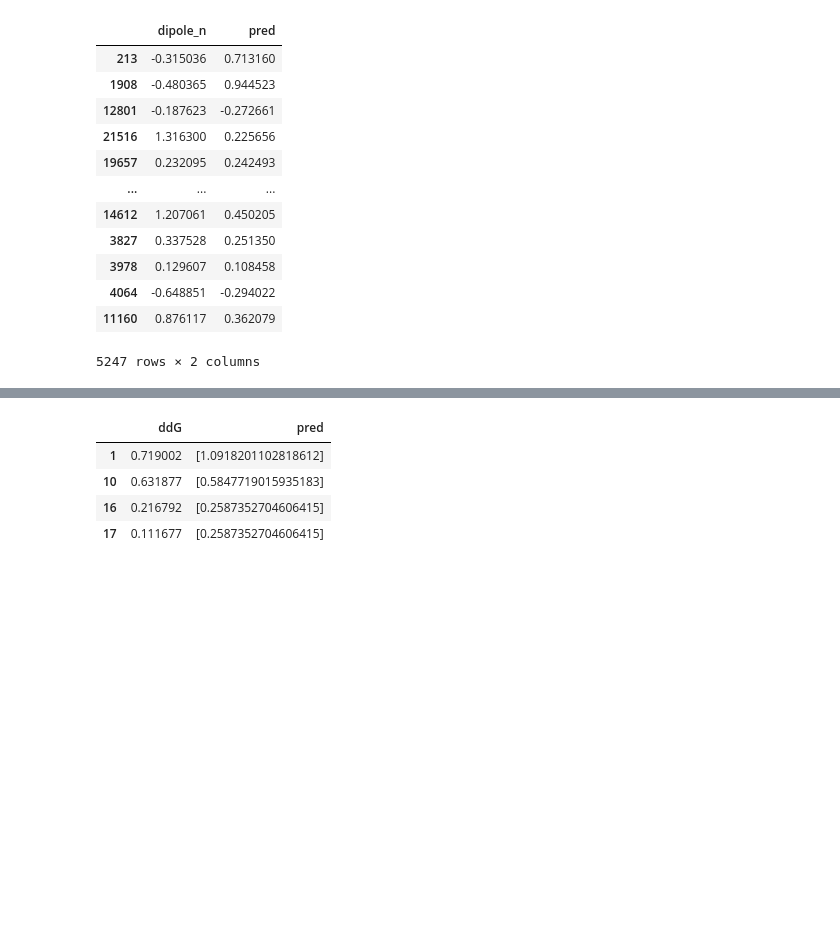
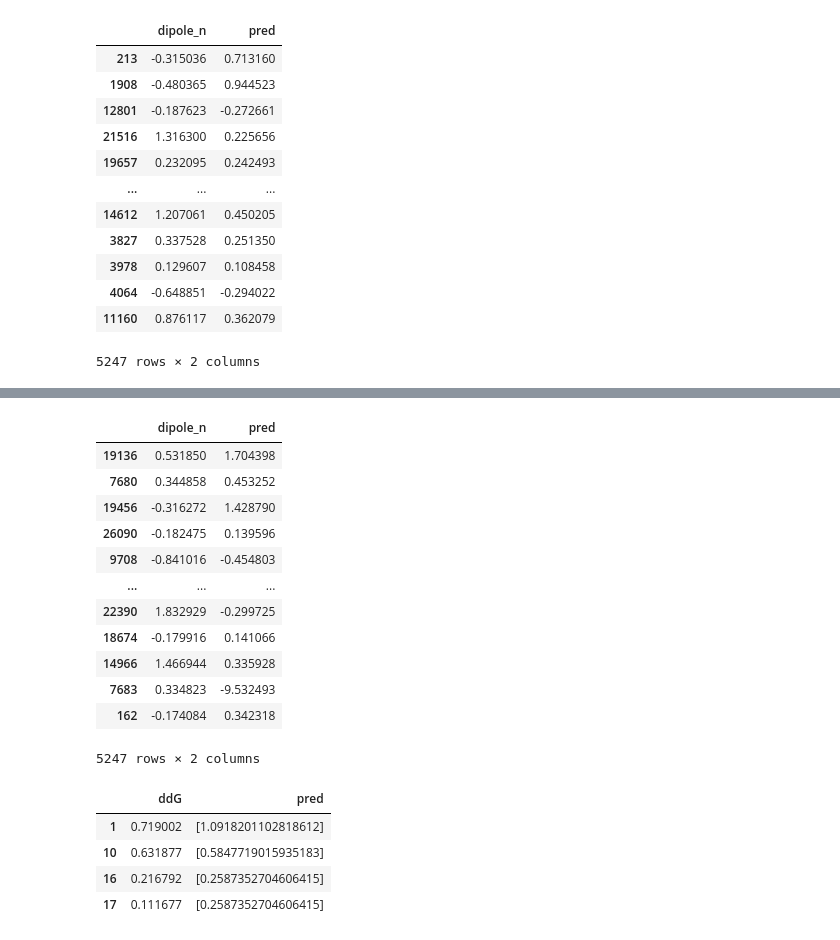
Before and after one commit to nirb28/nn_catalyst, a Jupyter notebook: src/pl/eda.ipynb, the cells around one changed output, grey strips where cells are left out. Drawn from its saved outputs; the diff is of its cells as text; code cells hidden in the pictures; blank space fills up the shorter version.

```diff
--- a/src/pl/eda.ipynb
+++ b/src/pl/eda.ipynb
@@ -222,0 +226,19 @@ print('R2 Score is : {} | Root Mean Square Error is : {}'.format(r2_poly, rmse_p
+# %%
+## Testing our model
+tmp_df_poly = y_test_poly.to_frame()
+tmp_df_poly['pred'] = y_pred_poly.tolist()
+tmp_df_poly
+# %% [output]
+|  | dipole_n | pred |
+| 19136 | 0.531850 | 1.704398 |
+| 7680 | 0.344858 | 0.453252 |
+| 19456 | -0.316272 | 1.428790 |
+| 26090 | -0.182475 | 0.139596 |
+| 9708 | -0.841016 | -0.454803 |
+| ... | ... | ... |
+| 22390 | 1.832929 | -0.299725 |
+| 18674 | -0.179916 | 0.141066 |
+| 14966 | 1.466944 | 0.335928 |
+| 7683 | 0.334823 | -9.532493 |
+| 162 | -0.174084 | 0.342318 |
+5247 rows × 2 columns
```
Also changed, not shown: parts of 2 cells of this notebook.
